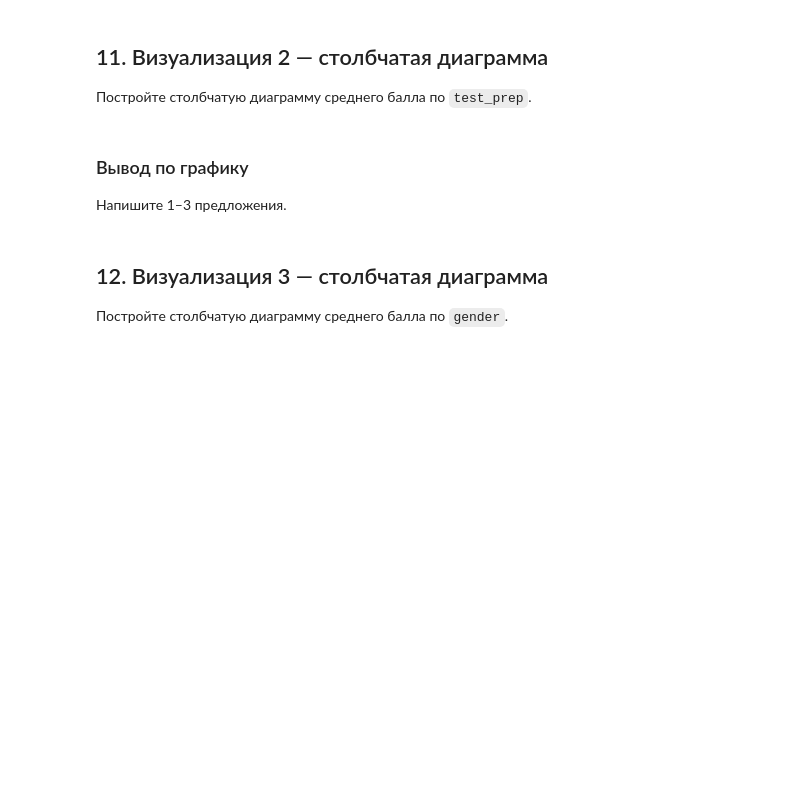
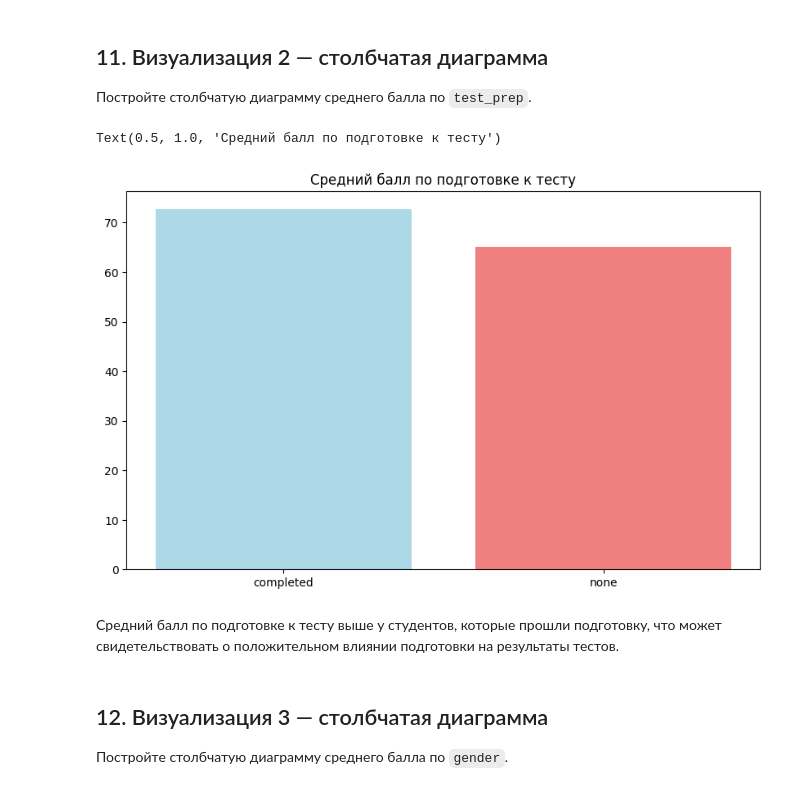
Before and after one commit to l1234-tech/l1234-tech.github.io, a Jupyter notebook: 2_semestr/lr_9/лаба_9.ipynb, the cells around one changed output. Saved outputs shown, nothing was run; the diff lists cells and outputs as text; code cells hidden in the pictures; blank space fills up the shorter version.

```diff
--- a/2_semestr/lr_9/лаба_9.ipynb
+++ b/2_semestr/lr_9/лаба_9.ipynb
@@ -140,4 +291,17 @@ Error:
 
 При необходимости можно добавить дополнительные группировки.
 # %%
-# Выполните группировку и вычислите средние значения
+# Группировка по test_prep
+avg_by_test_prep = df.groupby('test_prep')['average_score'].mean().reset_index()
+print("Средний балл по подготовке к тесту:")
+print(avg_by_test_prep)
+
+# Группировка по gender
+avg_by_gender = df.groupby('gender')['average_score'].mean().reset_index()
+print("\nСредний балл по полу:")
+print(avg_by_gender)
+
+# Группировка по parent_edu
+avg_by_parent_edu = df.groupby('parent_edu')['average_score'].mean().reset_index()
+print("\nСредний балл по образованию родителей:")
+print(avg_by_parent_edu)
@@ -171,7 +392,9 @@ Error:
 
 Постройте столбчатую диаграмму среднего балла по `test_prep`.
 # %%
-# Постройте столбчатую диаграмму по test_prep
+plt.figure(figsize=(10, 6))
+plt.bar(avg_by_test_prep['test_prep'], avg_by_test_prep['average_score'], color=['lightblue', 'lightcoral'])
+plt.title('Средний балл по подготовке к тесту')
+# %% [output]
+Text(0.5, 1.0, 'Средний балл по подготовке к тесту')
+[figure, added]
-# %% [markdown]
-### Вывод по графику
-Напишите 1–3 предложения.
@@ -180,3 +401,6 @@ Error:
+# %% [markdown]
+Средний балл по подготовке к тесту выше у студентов, которые прошли подготовку,
+что может свидетельствовать о положительном влиянии подготовки на результаты тестов.
 # %% [markdown]
 ## 12. Визуализация 3 — столбчатая диаграмма
 
```
Also changed, not shown: parts of 38 cells of this notebook, 2 other files.
